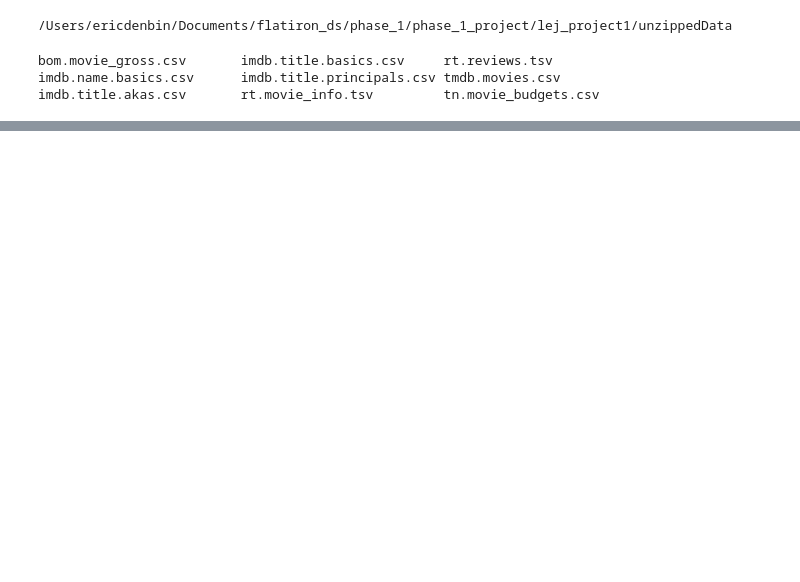
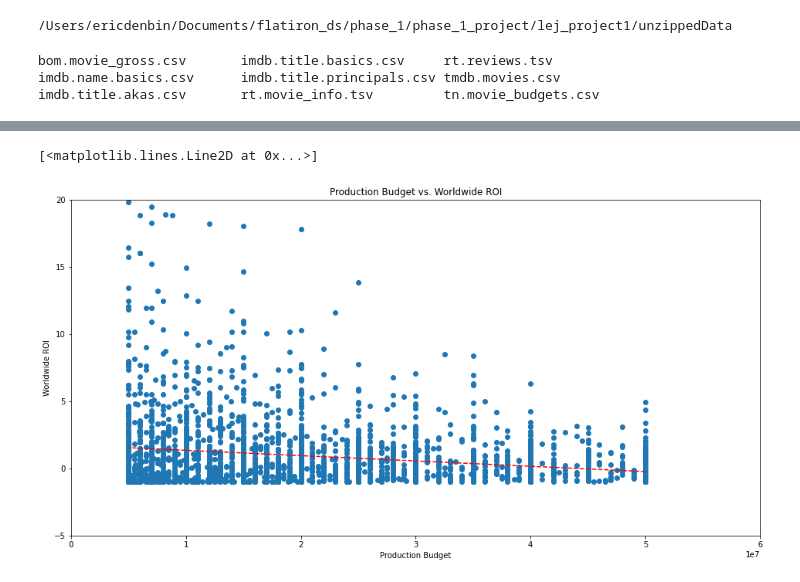
Before and after one commit to jmarkowi/Microsoft-Studios-Analysis, a Jupyter notebook: Eric––Project_1_Workbook.ipynb, the cells around one changed output, grey strips where cells are left out. Saved outputs shown, nothing was run; the diff lists cells and outputs as text; code cells hidden in the pictures; blank space fills up the shorter version.

```diff
--- a/Eric––Project_1_Workbook.ipynb
+++ b/Eric––Project_1_Workbook.ipynb
@@ -206,0 +265,27 @@ movie_budgets_df.drop("worldwide_roi", axis=1, inplace=True)
+# %%
+# I created a segment of production budget between 5 and 50 million dollars.
+
+r_movies_50mil = relevant_movies[relevant_movies['production_budget'] <= 50000000]
+# %%
+# Graph of production budget vs. ROI for relevant movies with a budget between 5 million and 50 million
+
+fig, ax = plt.subplots(figsize = (16,8))
+
+X = r_movies_50mil['production_budget']
+
+Y = r_movies_50mil['domestic_roi']
+
+ax.scatter(X, Y)
+ax.set_title('Production Budget vs. Worldwide ROI')
+ax.set_xlabel('Production Budget')
+ax.set_ylabel('Worldwide ROI')
+
+plt.xlim(0, 60000000)
+plt.ylim(-5, 20)
+
+z = np.polyfit(X, Y, 1) #create trendline
+p = np.poly1d(z)
+plt.plot(X,p(X),"r--") #plot trendline
+# %% [output]
+[<matplotlib.lines.Line2D at 0x...>]
+[figure, added]
```
Also changed, not shown: parts of 132 cells of this notebook.
